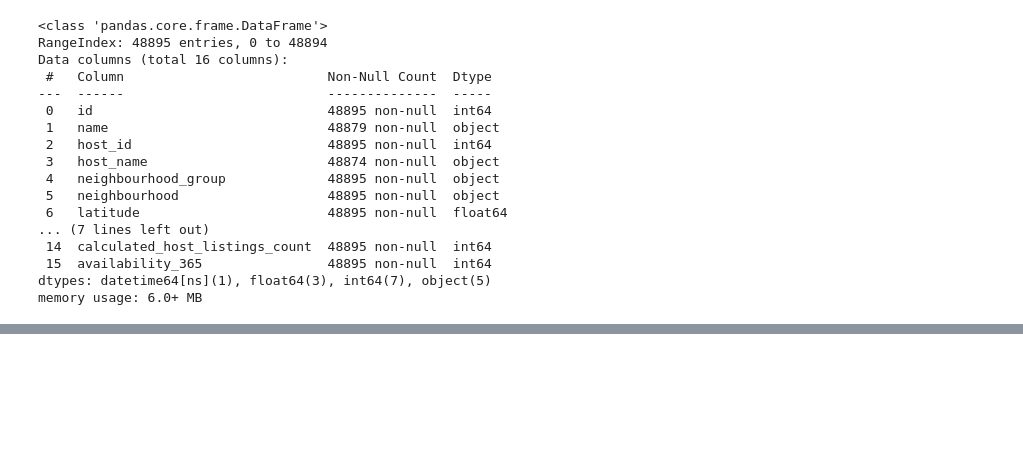
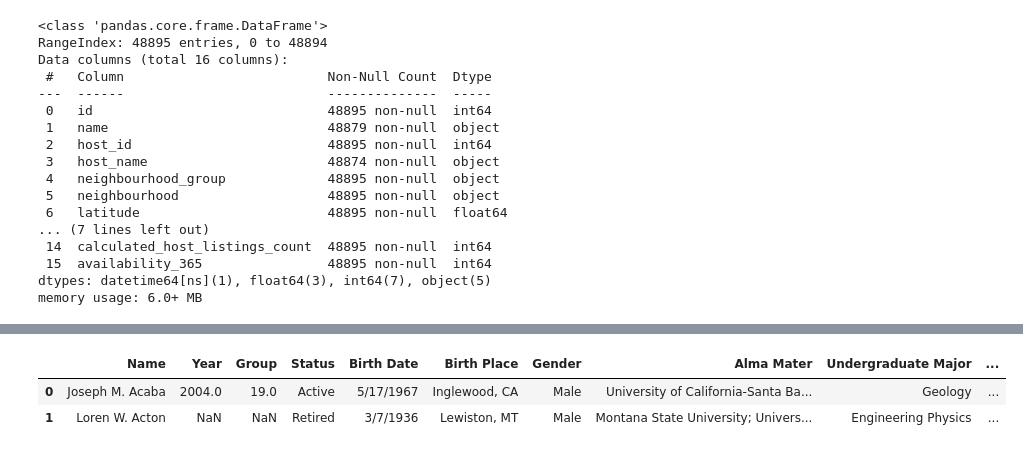
Before and after one commit to omid-sar/Interview-Preparation, a Jupyter notebook: data_manipulation/test.ipynb, the cells around one changed output, grey strips where cells are left out. Cells and saved outputs as stored; diff of their text form; code cells hidden in the pictures; blank space fills up the shorter version.

```diff
--- a/data_manipulation/test.ipynb
+++ b/data_manipulation/test.ipynb
@@ -369,0 +383,6 @@ memory usage: 6.0+ MB
+# %%
+df_ast.head(2)
+# %% [output]
+|  | Name | Year | Group | Status | Birth Date | Birth Place | Gender | Alma Mater | Undergraduate Major | ... |
+| 0 | Joseph M. Acaba | 2004.0 | 19.0 | Active | 5/17/1967 | Inglewood, CA | Male | University of California-Santa Ba... | Geology | ... |
+| 1 | Loren W. Acton | NaN | NaN | Retired | 3/7/1936 | Lewiston, MT | Male | Montana State University; Univers... | Engineering Physics | ... |
```
Also changed, not shown: parts of 15 cells of this notebook.
